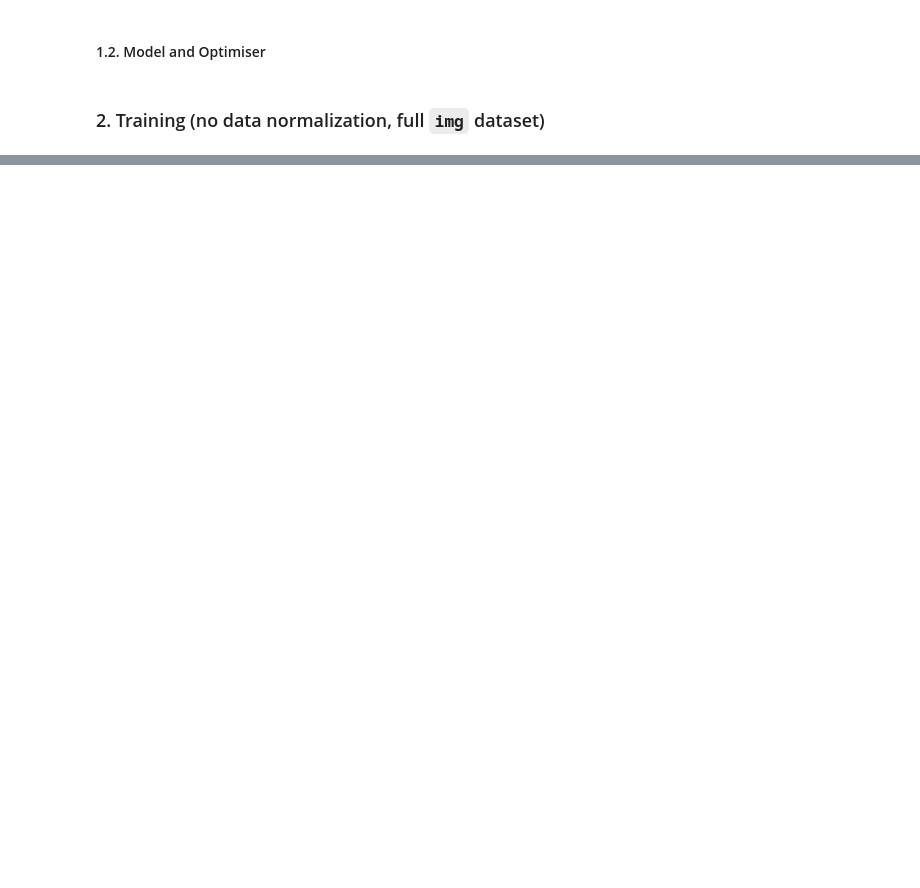
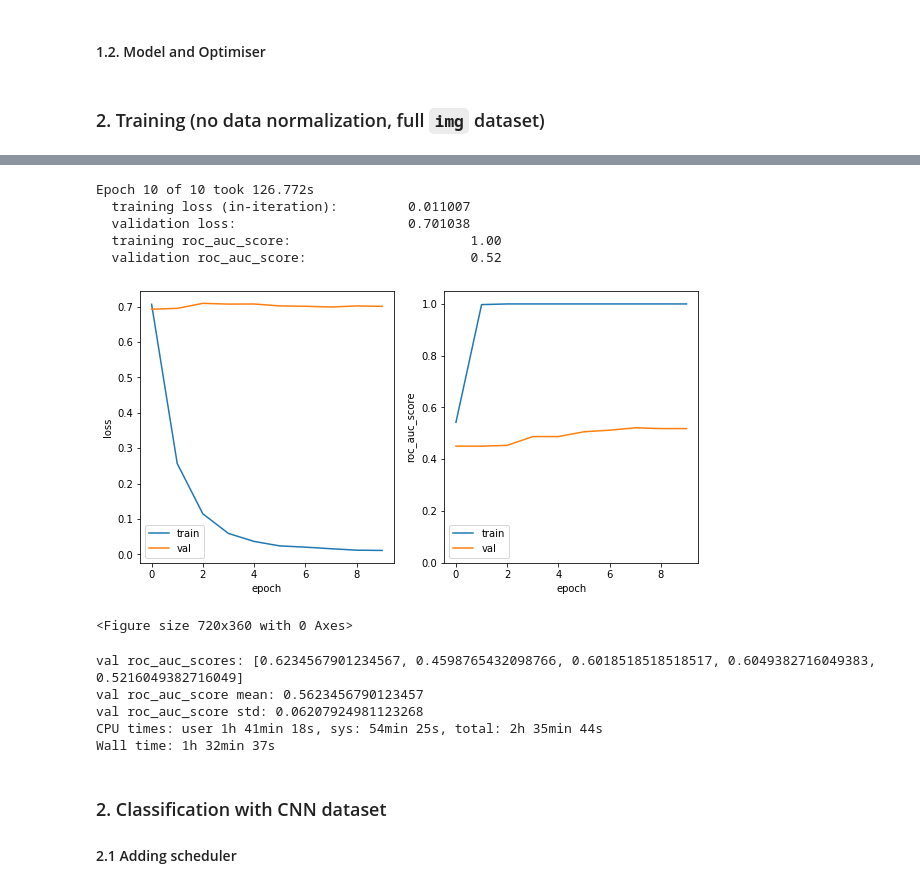
Before and after one commit to kondratevakate/mri-epilepsy-diagnosis, a Jupyter notebook: classification/baseline_sample_classification.ipynb, the cells around one changed output, grey strips where cells are left out. Drawn from its saved outputs; the diff is of its cells as text; code cells hidden in the pictures; blank space fills up the shorter version.

```diff
--- a/classification/baseline_sample_classification.ipynb
+++ b/classification/baseline_sample_classification.ipynb
@@ -130,0 +179,24 @@ Epoch 5 of 10 took 65.063s
+# %%
+%%time
+cv = StratifiedKFold(n_splits=5, shuffle=True, random_state=42)
+metric = roc_auc_score
+val_metrics = routine.cross_val_score(create_model_opt, soloviev_data_seg, cv, device, metric, batch_size=10)
+print("val {}s: {}".format(metric.__name__, val_metrics))
+print("val {} mean: {}".format(metric.__name__, np.mean(val_metrics)))
+print("val {} std: {}".format(metric.__name__, np.std(val_metrics)))
+# %% [output]
+Epoch 10 of 10 took 126.772s
+  training loss (in-iteration):         0.011007
+  validation loss:                      0.701038
+  training roc_auc_score:                       1.00
+  validation roc_auc_score:                     0.52
+[figure, added]
+<Figure size 720x360 with 0 Axes>
+val roc_auc_scores: [0.6234567901234567, 0.4598765432098766, 0.6018518518518517, 0.6049382716049383, 0.5216049382716049]
+val roc_auc_score mean: 0.5623456790123457
+val roc_auc_score std: 0.06207924981123268
+CPU times: user 1h 41min 18s, sys: 54min 25s, total: 2h 35min 44s
+Wall time: 1h 32min 37s
+# %% [markdown]
+### 2. Classification with CNN dataset
+#### 2.1 Adding scheduler
```
Also changed, not shown: parts of 18 cells of this notebook, 8 other files.
